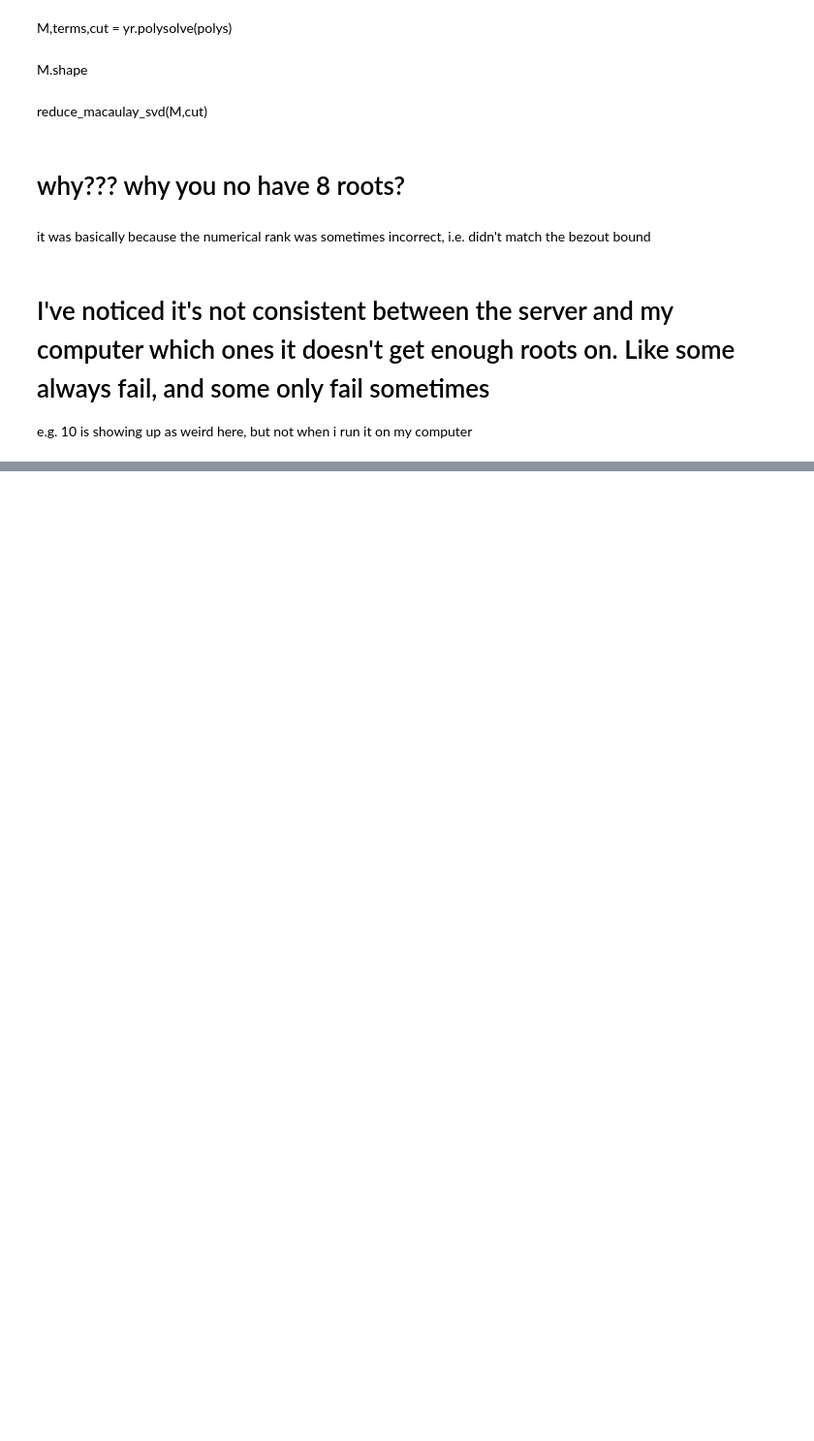
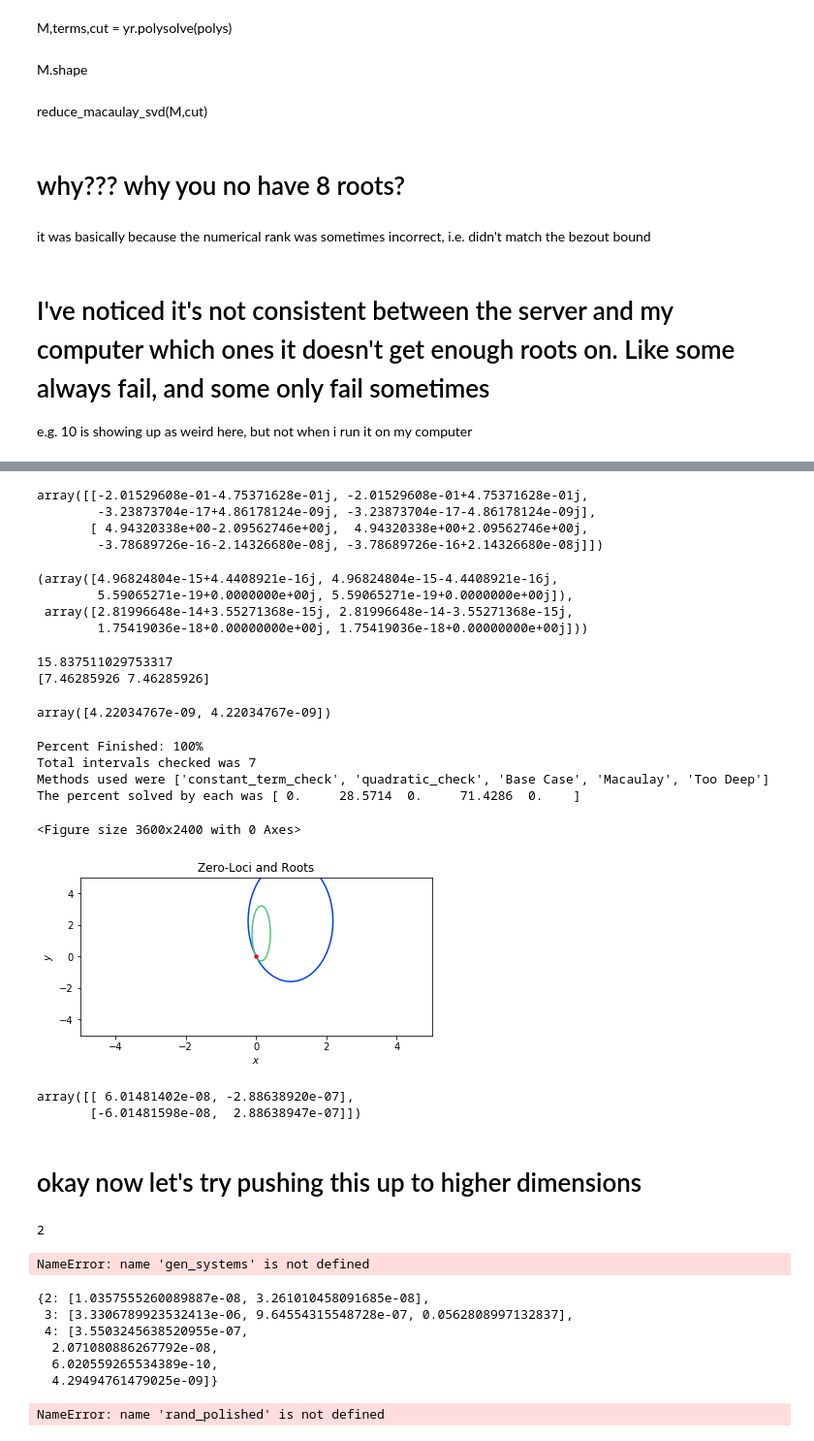
Before and after one commit to tylerjarvis/RootFinding, a Jupyter notebook: GrowthFactors.ipynb, the cells around one changed output, grey strips where cells are left out. Shown at 97% size. Cells and saved outputs as stored; diff of their text form; code cells hidden in the pictures; blank space fills up the shorter version.

```diff
--- a/GrowthFactors.ipynb
+++ b/GrowthFactors.ipynb
@@ -481,0 +646,4 @@ for sys in where_weird[3]:
+# %%
+systems,roots = gen_systems(2,0,10)
+p = [yr.MultiPower(co) for co in c]
+roots
@@ -481,0 +683,62 @@ for sys in where_weird[3]:
+# %%
+roots.T
+# %% [output]
+array([[-2.01529608e-01-4.75371628e-01j, -2.01529608e-01+4.75371628e-01j,
+        -3.23873704e-17+4.86178124e-09j, -3.23873704e-17-4.86178124e-09j],
+       [ 4.94320338e+00-2.09562746e+00j,  4.94320338e+00+2.09562746e+00j,
+        -3.78689726e-16-2.14326680e-08j, -3.78689726e-16+2.14326680e-08j]])
+# %%
+p[0](roots),p[1](roots)
+# %% [output]
+(array([4.96824804e-15+4.4408921e-16j, 4.96824804e-15-4.4408921e-16j,
+        5.59065271e-19+0.0000000e+00j, 5.59065271e-19+0.0000000e+00j]),
+ array([2.81996648e-14+3.55271368e-15j, 2.81996648e-14-3.55271368e-15j,
+        1.75419036e-18+0.00000000e+00j, 1.75419036e-18+0.00000000e+00j]))
+# %%
+growthfactor(p,2,newton=False,root=root)
+# %% [output]
+15.837511029753317
+[7.46285926 7.46285926]
+array([4.22034767e-09, 4.22034767e-09])
+# %%
+yr.solve(p,-5*np.ones(2),5*np.ones(2),plot=True)
+# %% [output]
+Percent Finished: 100%
+Total intervals checked was 7
+Methods used were ['constant_term_check', 'quadratic_check', 'Base Case', 'Macaulay', 'Too Deep']
+The percent solved by each was [ 0.     28.5714  0.     71.4286  0.    ]
+<Figure size 3600x2400 with 0 Axes>
+[figure, added]
+array([[ 6.01481402e-08, -2.88638920e-07],
+       [-6.01481598e-08,  2.88638947e-07]])
+# %% [markdown]
+# okay now let's try pushing this up to higher dimensions
+# %%
+max_dim = 4
+N = 50
+double_root_data = {d:[] for d in range(2,max_dim+1)}
+for dim in range(2,max_dim+1):
+    print(dim)
+    systems, roots = gen_systems(dim,seed=0,N=N,root_at_origin=True)
+    for sysnum,coeffs,root in zip(range(len(systems)),systems,roots):
+        p = [yr.MultiPower(c) for c in coeffs]
+        gf = growthfactor(p,dim,newton=False,root=root)
+        double_root_data[dim].extend(gf)
+# %% [output]
+2
+NameError: name 'gen_systems' is not defined
+# %%
+double_root_data
+# %% [output]
+{2: [1.0357555260089887e-08, 3.261010458091685e-08],
+ 3: [3.3306789923532413e-06, 9.64554315548728e-07, 0.0562808997132837],
+ 4: [3.5503245638520955e-07,
+  2.071080886267792e-08,
+  6.020559265534389e-10,
+  4.29494761479025e-09]}
+# %%
+plot([rand_polished,dev_polished,double_root_data],
+     ['Random Systems',r'devastating Systems, $\epsilon=.1$','Random Double Roots'],
+     figsize=(15,10))
+# %% [output]
+NameError: name 'rand_polished' is not defined
```
Also changed, not shown: parts of 12 cells of this notebook, 1 other file.
